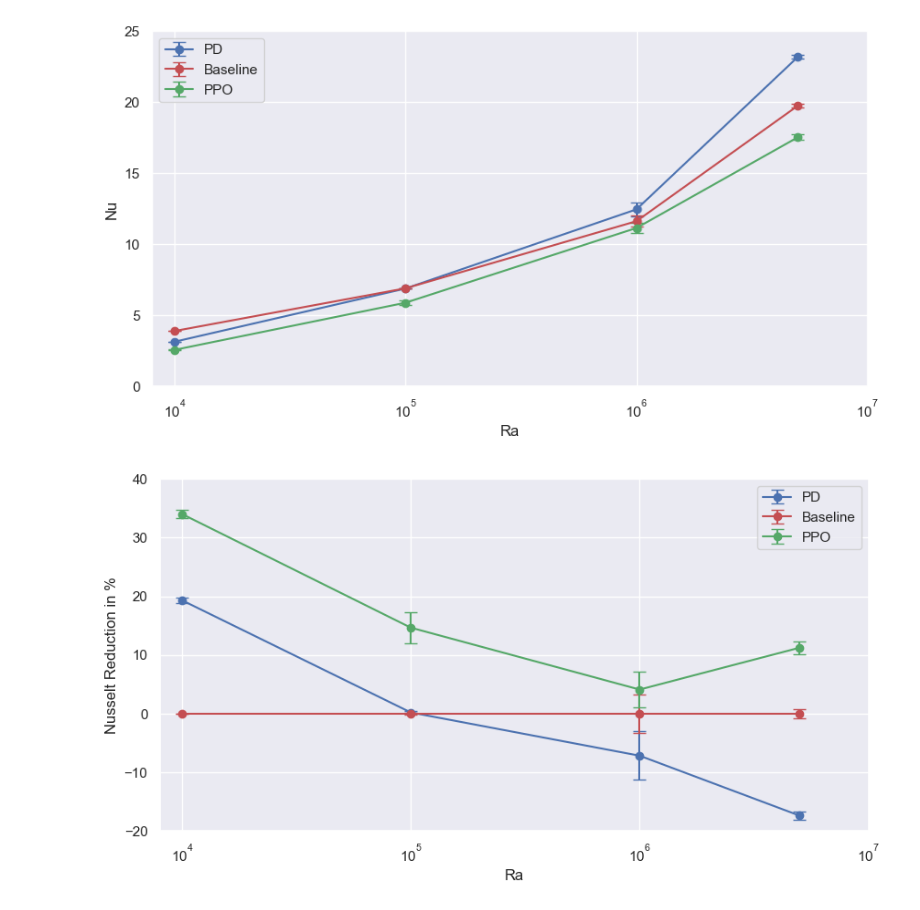
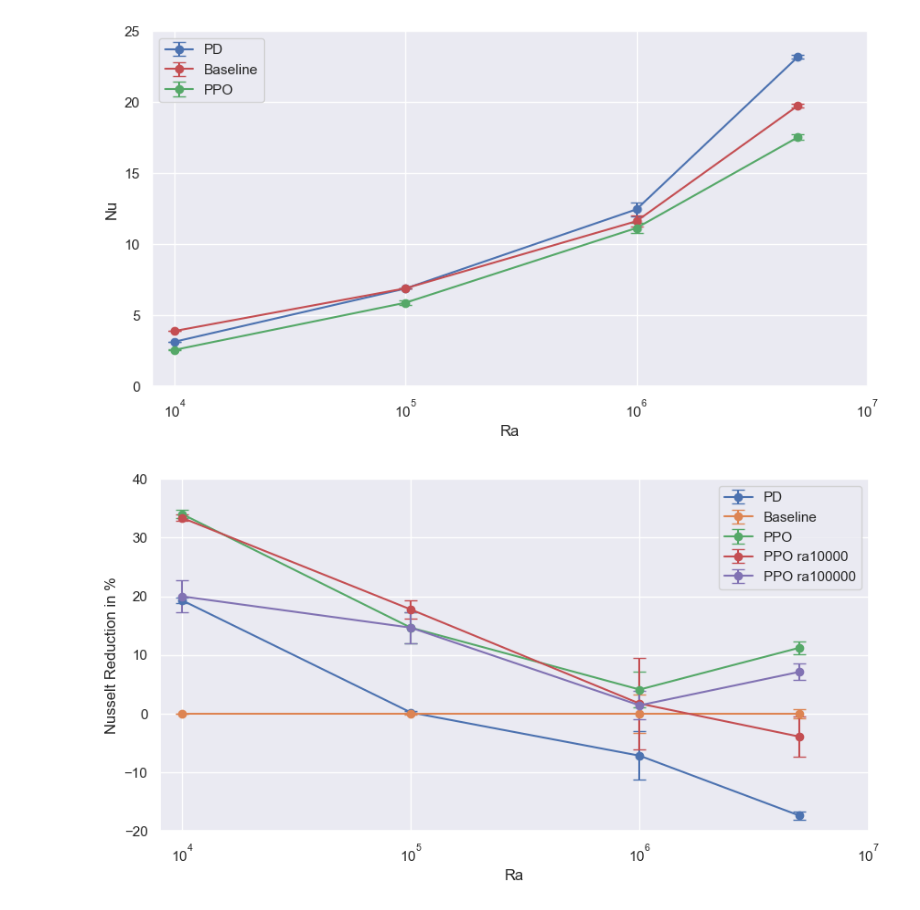
Before and after one commit to SAIL-project/RayleighBenard-Dataset, a Jupyter notebook: notebooks/results.ipynb, the cells around one changed output. Saved outputs shown, nothing was run; the diff lists cells and outputs as text; code cells hidden in the pictures.

```diff
--- a/notebooks/results.ipynb
+++ b/notebooks/results.ipynb
@@ -8,13 +8,13 @@ import seaborn as sns
 # %% [markdown]
 # Results for PPO, PD Control and Baseline
 # %%
-mean = {"baseline": [], "pd": [], "ppo": []}
-std = {"baseline": [], "pd": [], "ppo": []}
+mean = {"baseline": [], "pd": [], "ppo": [], "ppo_ra10000": [], "ppo_ra100000": []}
+std = {"baseline": [], "pd": [], "ppo": [], "ppo_ra10000": [], "ppo_ra100000": []}
 ra = [10000, 100000, 1000000, 5000000]
 
 
 # read from csv
-for method in ["baseline", "pd", "ppo"]:
+for method in ["baseline", "pd", "ppo", "ppo_ra10000", "ppo_ra100000"]:
     for r in ra:
         path = f"res/{method}_ra{r}.csv"
         try:
@@ -30,10 +30,10 @@ for method in ["baseline", "pd", "ppo"]:
             std[method].append(0)
 
 # compute percentage
-mean_percent = {"baseline": [], "pd": [], "ppo": []}
-std_percent = {"baseline": [], "pd": [], "ppo": []}
+mean_percent = {"baseline": [], "pd": [], "ppo": [], "ppo_ra10000": [], "ppo_ra100000": []}
+std_percent = {"baseline": [], "pd": [], "ppo": [], "ppo_ra10000": [], "ppo_ra100000": []}
 for idx in range(len(mean["baseline"])):
-    for method in ["baseline", "pd", "ppo"]:
+    for method in ["baseline", "pd", "ppo", "ppo_ra10000", "ppo_ra100000"]:
         b = mean["baseline"][idx]
         mean_percent[method].append(100 - (100 * mean[method][idx] / b))
         std_percent[method].append(100 * std[method][idx] / b)
@@ -67,25 +67,27 @@ plt.show()
 # %%
 # plot
 plt.figure(figsize=(10, 5))
 sns.set_theme()
 
 # x axis
 plt.xlim(8000, 10000000)
 plt.xticks(ticks=[10000, 100000, 1000000, 10000000], labels=["$10^4$","$10^5$","$10^6$", "$10^7$"])
 plt.xlabel("Ra")
 plt.xscale("log")
 
 # y axis
 plt.ylim(-20, 40)
 plt.ylabel("Nusselt Reduction in %")
 
 # plot data
-plt.errorbar(ra, mean_percent["pd"], std_percent["pd"], linestyle="-", marker='o', color='b', capsize=5, label="PD")
-plt.errorbar(ra, mean_percent["baseline"], std_percent["baseline"], linestyle="-", marker='o', color='r', capsize=5, label="Baseline")
-plt.errorbar(ra, mean_percent["ppo"], std_percent["ppo"], linestyle="-", marker='o', color='g', capsize=5, label="PPO")
+plt.errorbar(ra, mean_percent["pd"], std_percent["pd"], linestyle="-", marker='o', capsize=5, label="PD")
+plt.errorbar(ra, mean_percent["baseline"], std_percent["baseline"], linestyle="-", marker='o', capsize=5, label="Baseline")
+plt.errorbar(ra, mean_percent["ppo"], std_percent["ppo"], linestyle="-", marker='o', capsize=5, label="PPO")
+plt.errorbar(ra, mean_percent["ppo_ra10000"], std_percent["ppo_ra10000"], linestyle="-", marker='o', capsize=5, label="PPO ra10000")
+plt.errorbar(ra, mean_percent["ppo_ra100000"], std_percent["ppo_ra100000"], linestyle="-", marker='o', capsize=5, label="PPO ra100000")
 
 
 plt.legend()
 plt.show()
 # %% [output]
-[figure, old version]
+[figure, new version]
```
Also changed, not shown: 8 other files.
